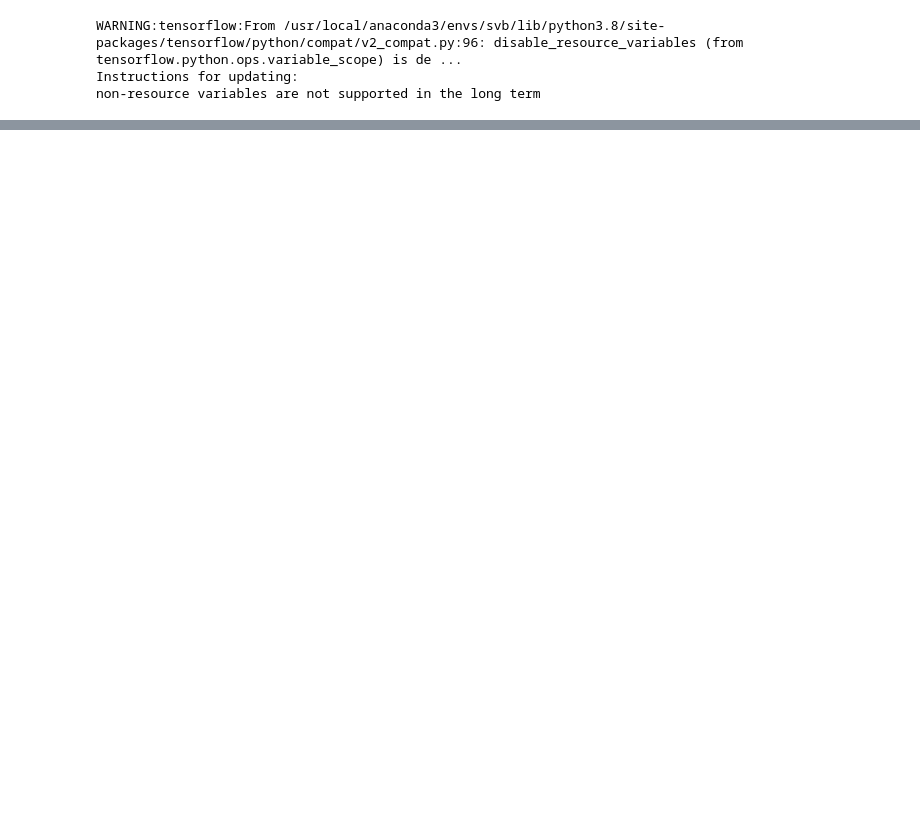
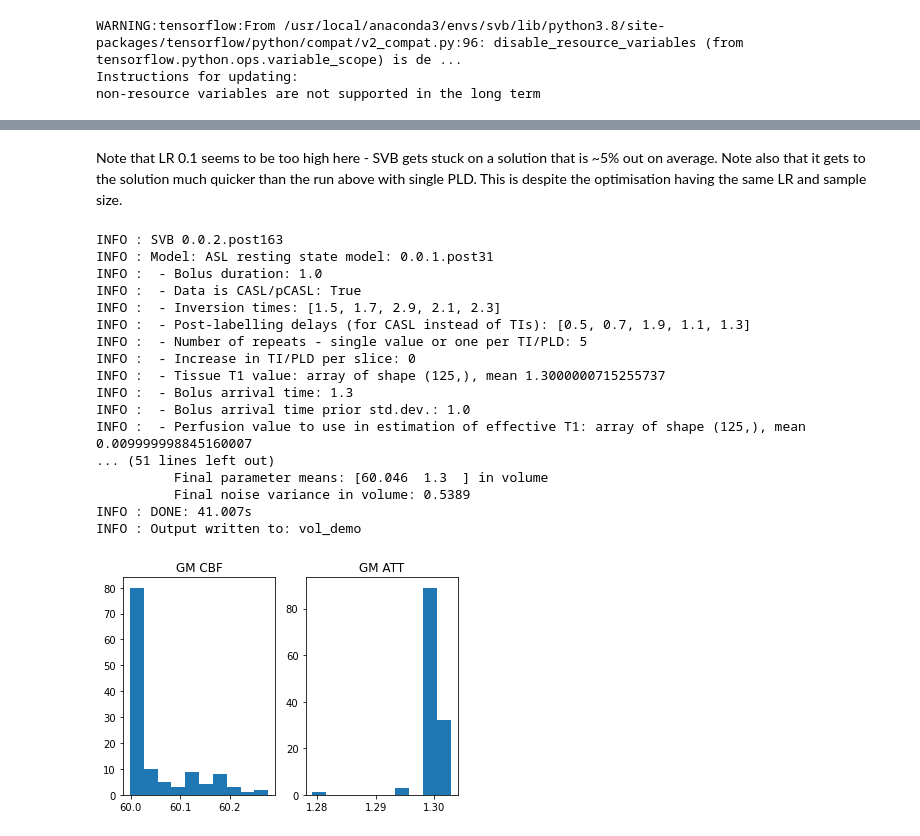
Before and after one commit to tomfrankkirk/pvec_problems, a Jupyter notebook: vPVEc_shooutout.ipynb, the cells around one changed output, grey strips where cells are left out. Cells and saved outputs as stored; diff of their text form; code cells hidden in the pictures; blank space fills up the shorter version.

```diff
--- a/vPVEc_shooutout.ipynb
+++ b/vPVEc_shooutout.ipynb
@@ -21,0 +124,69 @@ non-resource variables are not supported in the long term
+# %%
+plds = [0.5, 0.7, 1.9, 1.1, 1.3]
+
+data = np.zeros((*spc.size, len(plds) * REPEATS))
+asl_model = AslRestModel(
+        VolumetricModel(spc.make_nifti(data)),
+        plds=plds, casl=True, repeats=REPEATS, tau=TAU)
+
+tpts = asl_model.tpts()
+with tf.Session() as sess:
+    ones = np.ones([spc.size.prod(), 1], dtype=np.float32)
+    data = sess.run(asl_model.evaluate([CBF[0] * ones, ATT[0] * ones], tpts))
+
+data = data.reshape(*spc.size, tpts.shape[-1])
+# %% [markdown]
+Note that LR 0.1 seems to be too high here - SVB gets stuck on a solution that is ~5% out on average.
+Note also that it gets to the solution much quicker than the run above with single PLD. This is despite the optimisation having the same LR and sample size.
+# %%
+options = {
+    "learning_rate" : 0.05,
+    "batch_size" : 5,
+    "sample_size" : 5,
+    "epochs" : 4000,
+    "log_stream" : sys.stdout,
+    "display_step": 1000,
+
+    "plds": plds,
+    "repeats": REPEATS,
+    "casl": True,
+    "tau": TAU,
+    "param_overrides" : {
+        "ftiss" : {
+            "prior_type" : "M",
+        },
+    }
+}
+
+runtime, svb, training_history = run(
+    spc.make_nifti(data), "aslrest",
+    "vol_demo",
+    **options)
+
+means = svb.evaluate(svb.model_means)
+sasl = means[0]
+satt = means[1]
+plt.subplot(1,2,1); plt.title("GM CBF")
+plt.hist(sasl)
+plt.subplot(1,2,2); plt.title("GM ATT")
+plt.hist(satt)
+plt.show()
+# %% [output]
+INFO : SVB 0.0.2.post163
+INFO : Model: ASL resting state model: 0.0.1.post31
+INFO :  - Bolus duration: 1.0
+INFO :  - Data is CASL/pCASL: True
+INFO :  - Inversion times: [1.5, 1.7, 2.9, 2.1, 2.3]
+INFO :  - Post-labelling delays (for CASL instead of TIs): [0.5, 0.7, 1.9, 1.1, 1.3]
+INFO :  - Number of repeats - single value or one per TI/PLD: 5
+INFO :  - Increase in TI/PLD per slice: 0
+INFO :  - Tissue T1 value: array of shape (125,), mean 1.3000000715255737
+INFO :  - Bolus arrival time: 1.3
+INFO :  - Bolus arrival time prior std.dev.: 1.0
+INFO :  - Perfusion value to use in estimation of effective T1: array of shape (125,), mean 0.009999998845160007
+... (51 lines left out)
+          Final parameter means: [60.046  1.3  ] in volume
+          Final noise variance in volume: 0.5389
+INFO : DONE: 41.007s
+INFO : Output written to: vol_demo
+[figure, added]
```
Also changed, not shown: parts of 27 cells of this notebook, 1 other file.
